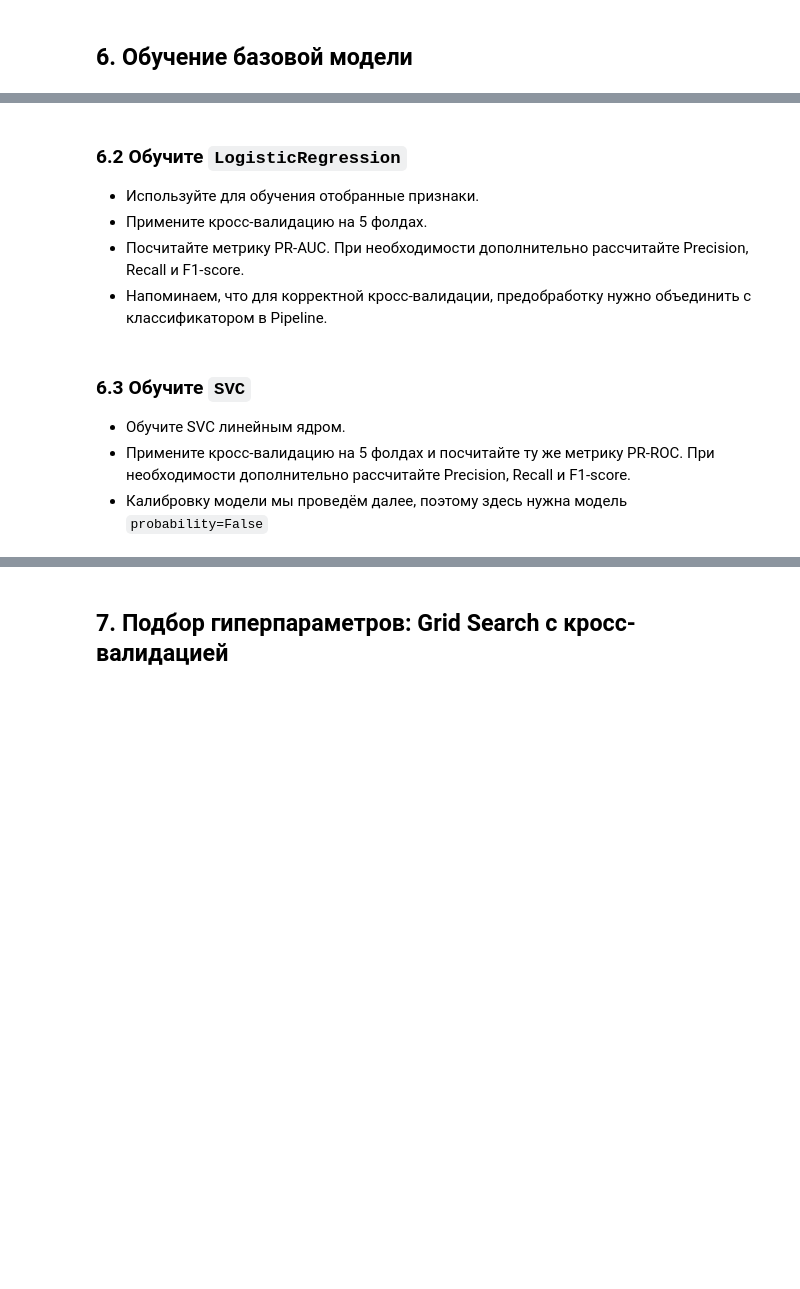
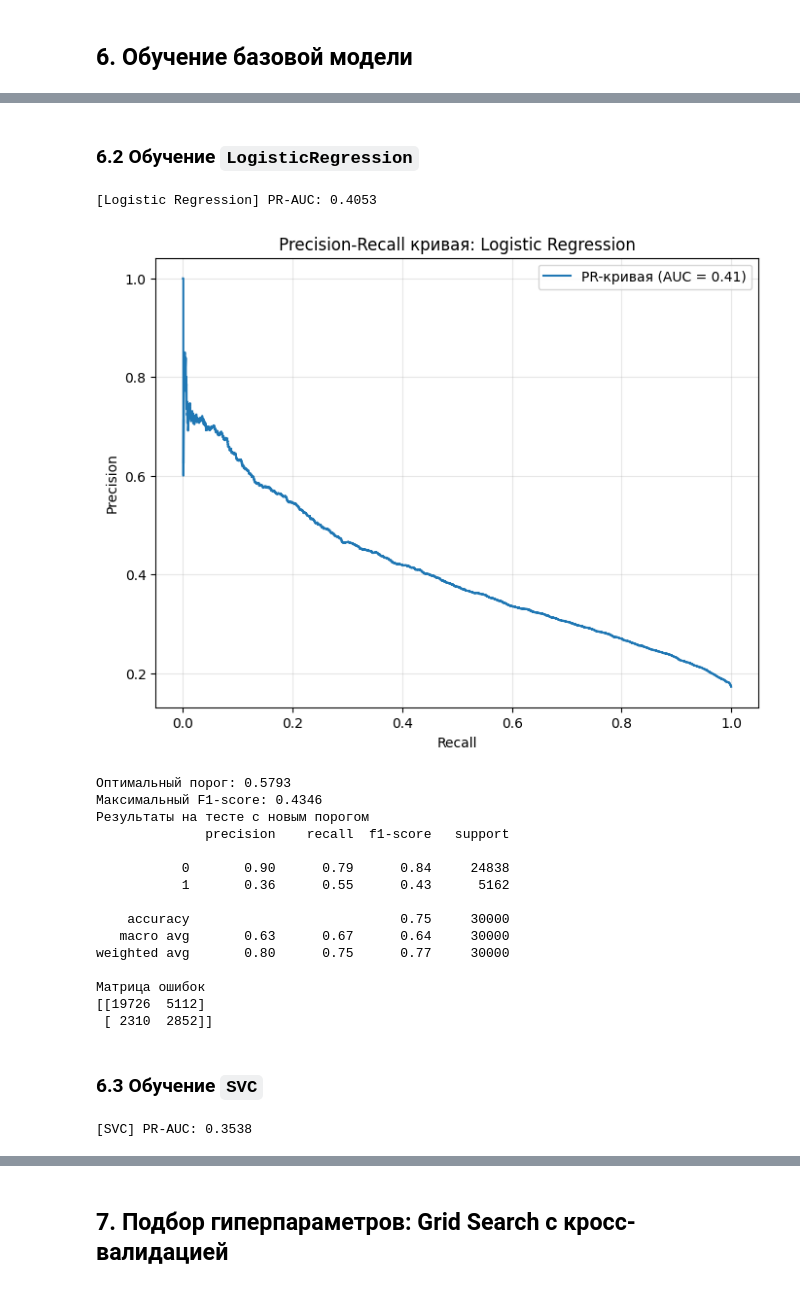
Before and after one commit to KatsayArtemDev/ml, a Jupyter notebook: classification/advandex_click/advandex_click_predictor.ipynb, the cells around one changed output, grey strips where cells are left out. Cells and saved outputs as stored; diff of their text form; code cells hidden in the pictures; blank space fills up the shorter version.

```diff
--- a/classification/advandex_click/advandex_click_predictor.ipynb
+++ b/classification/advandex_click/advandex_click_predictor.ipynb
@@ -817,0 +861,3 @@ preprocessor = ColumnTransformer(
+# %%
+X_transformed = preprocessor.fit_transform(X_train_val, y_train_val)
+X_transformed.head()
@@ -842,5 +884,5 @@ pipeline = Pipeline(steps=[
 ])
 # %%
-cv = StratifiedKFold(n_splits=10, shuffle=True, random_state=RANDOM_SEED)
+cv = StratifiedKFold(n_splits=5, shuffle=True, random_state=RANDOM_SEED)
 # %% [markdown]
 ## 6. Обучение базовой модели
@@ -847,23 +901,39 @@ cv = StratifiedKFold(n_splits=10, shuffle=True, random_state=RANDOM_SEED)
 # %%
-def evaluate_model(pipeline, X, y, cv, name="Model"):
+def thresh_calc(y, y_proba):
+    precisions, recalls, thresholds = precision_recall_curve(y, y_proba)
+
+    f1_scores = 2 * (precisions * recalls) / (precisions + recalls + 1e-8)
+
+    best_idx = np.argmax(f1_scores[:-1])
+    best_thresh = thresholds[best_idx]
+
+    print(f"Оптимальный порог: {best_thresh:.4f}")
+    print(f"Максимальный F1-score: {f1_scores[best_idx]:.4f}")
+
+    return (y_proba >= best_thresh).astype(int)
+
+def evaluate_model(pipeline, X, y, cv, name="Model", is_pred_proba=True):
     results = cross_validate(
         pipeline,
         X,
         y,
         cv=cv,
         scoring=["average_precision"],
-        return_estimator=True
+        return_estimator=True,
+        n_jobs=4,
     )
     score = results["test_average_precision"].mean()
-
-    y_proba = cross_val_predict(pipeline, X, y, cv=cv, method='predict_proba')[:, 1]
-    # create_PR_curve_graph(y, y_proba, score, name)
-
     print(f"[{name}] PR-AUC: {score:.4f}")
 
-    # model_class_name = pipeline.__class__.__name__
-    # if model_class_name == "DummyClassifier":
-        # return None
+    if is_pred_proba:
+        y_proba = cross_val_predict(pipeline, X, y, cv=cv, method='predict_proba')[:, 1]
+        create_PR_curve_graph(y, y_proba, score, name)
 
-    # return extract_feature_importance(results)
+        y_pred = thresh_calc(y, y_proba)
+
+        print("Результаты на тесте с новым порогом")
+        print(classification_report(y, y_pred, zero_division=0))
+
+        print("Матрица ошибок")
+        print(confusion_matrix(y, y_pred))
 # %% [markdown]
@@ -877,12 +962,30 @@ evaluate_model(baseline, X_train_val, y_train_val, cv, name="Dummy Baseline")
 # %% [markdown]
-### 6.2 Обучите `LogisticRegression`
-- Используйте для обучения отобранные признаки.
-- Примените кросс-валидацию на 5 фолдах.
-- Посчитайте метрику PR-AUC. При необходимости дополнительно рассчитайте Precision, Recall и F1-score.
-- Напоминаем, что для корректной кросс-валидации, предобработку нужно объединить с классификатором в Pipeline.
+### 6.2 Обучение `LogisticRegression`
+# %%
+evaluate_model(pipeline, X_train_val, y_train_val, cv, name="Logistic Regression")
+# %% [output]
+[Logistic Regression] PR-AUC: 0.4053
+[figure, added]
+Оптимальный порог: 0.5793
+Максимальный F1-score: 0.4346
+Результаты на тесте с новым порогом
+              precision    recall  f1-score   support
+
+           0       0.90      0.79      0.84     24838
+           1       0.36      0.55      0.43      5162
+
+    accuracy                           0.75     30000
+   macro avg       0.63      0.67      0.64     30000
+weighted avg       0.80      0.75      0.77     30000
+
+Матрица ошибок
+[[19726  5112]
+ [ 2310  2852]]
 # %% [markdown]
-### 6.3 Обучите `SVC`
-- Обучите SVC линейным ядром.
-- Примените кросс-валидацию на 5 фолдах и посчитайте ту же метрику PR-ROC. При необходимости дополнительно рассчитайте Precision, Recall и F1-score.
-- Калибровку модели мы проведём далее, поэтому здесь нужна модель `probability=False`
+### 6.3 Обучение `SVC`
+# %%
+pipeline.set_params(model=SVC(kernel='linear', probability=False, random_state=RANDOM_SEED))
+evaluate_model(pipeline, X_train_val[:20000], y_train_val[:20000], cv, name="SVC", is_pred_proba=False)
+# %% [output]
+[SVC] PR-AUC: 0.3538
 # %% [markdown]
```
Also changed, not shown: parts of 61 cells of this notebook, 1 other file.
